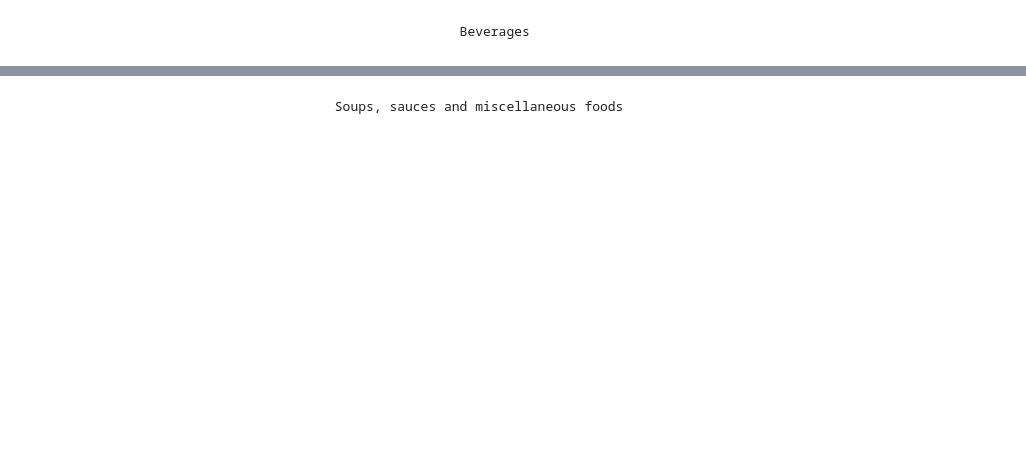
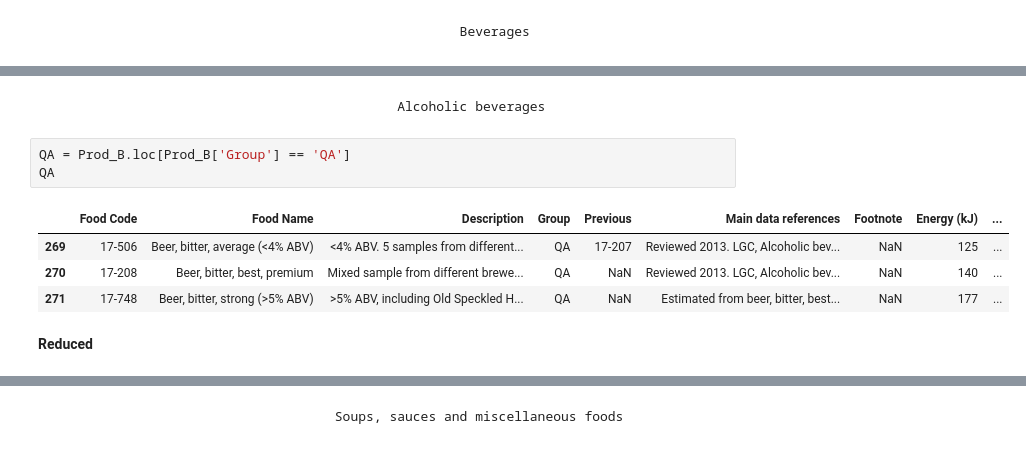
Before and after one commit to elliotkarikari/Product_Weight_Project, a Jupyter notebook: Jupter_notebooks/Reduction, Products that start with B.ipynb, the cells around one changed output, grey strips where cells are left out. Saved outputs shown, nothing was run; the diff lists cells and outputs as text; blank space fills up the shorter version.

```diff
--- a/Jupter_notebooks/Reduction, Products that start with B.ipynb
+++ b/Jupter_notebooks/Reduction, Products that start with B.ipynb
@@ -830,0 +906,12 @@ PE['Super Group'] = 'Beverages'
+# %% [markdown]
+                                                Alcoholic beverages
+# %%
+QA = Prod_B.loc[Prod_B['Group'] == 'QA']
+QA
+# %% [output]
+|  | Food Code | Food Name | Description | Group | Previous | Main data references | Footnote | Energy (kJ) | ... |
+| 269 | 17-506 | Beer, bitter, average (<4% ABV) | <4% ABV. 5 samples from different... | QA | 17-207 | Reviewed 2013. LGC, Alcoholic bev... | NaN | 125 | ... |
+| 270 | 17-208 | Beer, bitter, best, premium | Mixed sample from different brewe... | QA | NaN | Reviewed 2013. LGC, Alcoholic bev... | NaN | 140 | ... |
+| 271 | 17-748 | Beer, bitter, strong (>5% ABV) | >5% ABV, including Old Speckled H... | QA | NaN | Estimated from beer, bitter, best... | NaN | 177 | ... |
+# %% [markdown]
+**Reduced**
```
Also changed, not shown: parts of 95 cells of this notebook.
